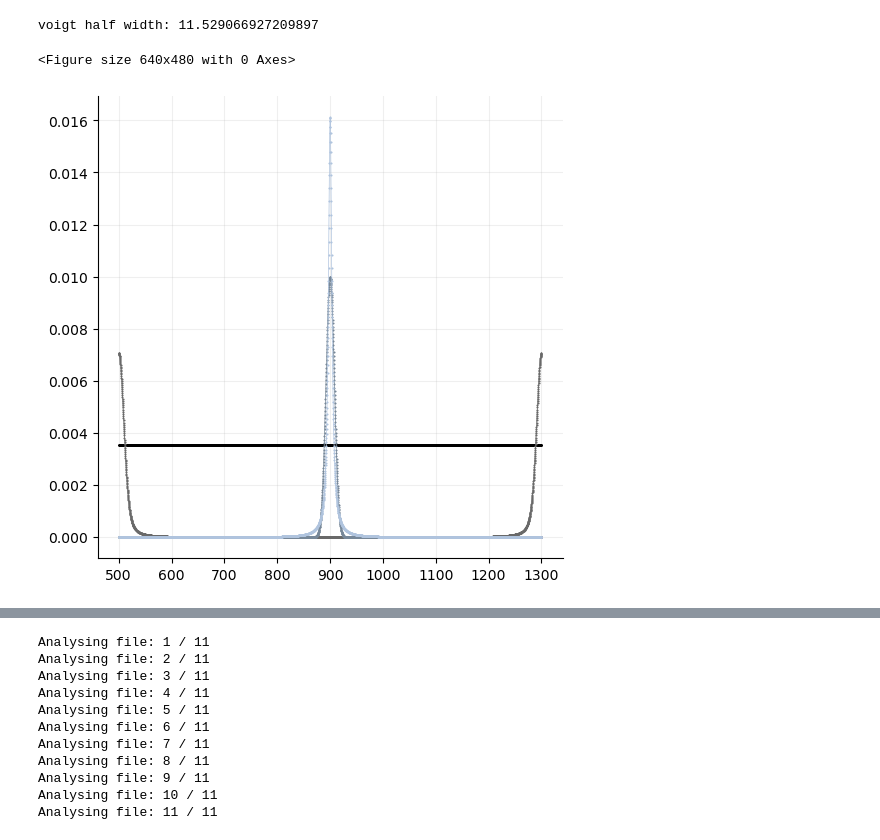
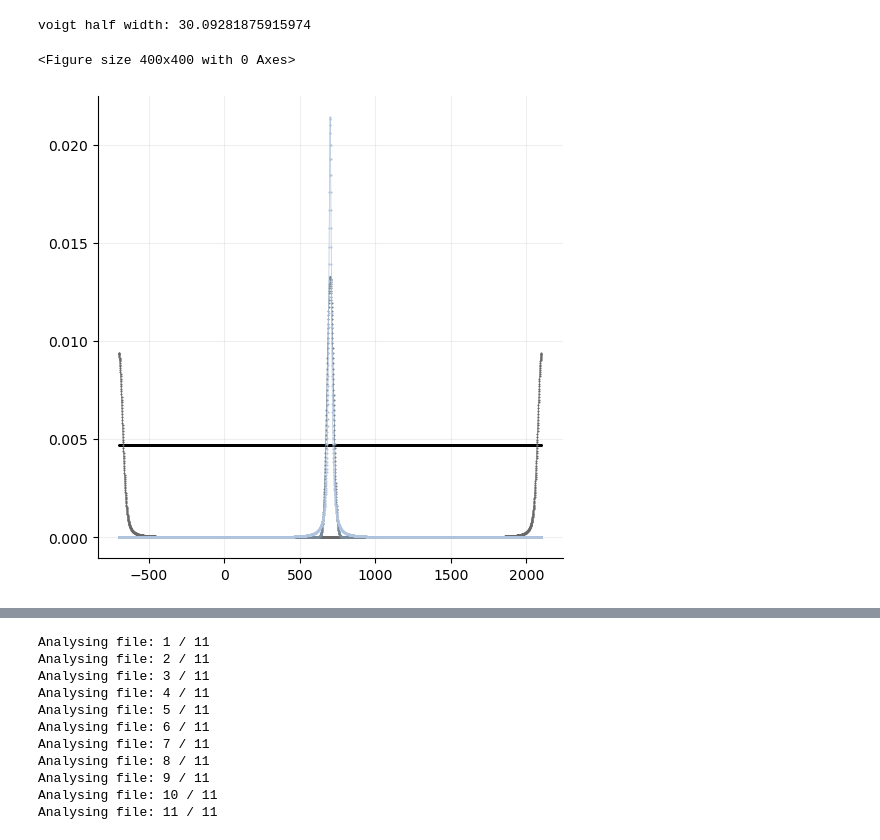
Before and after one commit to jmccw/optical-device-simulations_fyp, a Jupyter notebook: QWI/Read_CXX_results.ipynb, the cells around one changed output, grey strips where cells are left out. Drawn from its saved outputs; the diff is of its cells as text; code cells hidden in the pictures.

```diff
--- a/QWI/Read_CXX_results.ipynb
+++ b/QWI/Read_CXX_results.ipynb
@@ -169,9 +169,9 @@ func_x = np.zeros(num_discrete)
 Gauss_y = np.zeros(num_discrete)
 Lorentz_y = np.zeros(num_discrete)
 x_0 = num_discrete/2
-gamma = 40
+gamma = 30
 
-WL_range=[700,1100]
+WL_range=[0,1400]
 PLOT_LIMIT=WL_range
 delta_WL = (WL_range[1]-WL_range[0]) / (num_discrete-1)
 epsilon = delta_WL*0.5
@@ -181,36 +181,36 @@ for i in range(num_discrete):
     func_x[i] = i
     Gauss_y[i] = 1.0/np.sqrt(np.sqrt(2*np.pi)*sigma)*np.exp(-(func_x[i]-x_0)*(func_x[i]-x_0)/(2.0*sigma*sigma))
     Lorentz_y[i] = 1.0/np.pi * 0.5*gamma/((func_x[i]-x_0)**2 + (0.5*gamma)**2)
 
 Gauss_y = Gauss_y/abs(sum(Gauss_y))
 Lorentz_y = Lorentz_y/abs(sum(Lorentz_y))
 func_x_new = pad_func_linear(func_x)
 WL_xaxis = np.zeros(num_discrete)
 for i in range(num_discrete):
     WL_xaxis[i] = WL_range[0]+i*delta_WL
 WL_axis_new = pad_func_linear(WL_xaxis) # for plotting
 Lorentz_y_new = pad_func_zeros(Lorentz_y)
 Gauss_y_new = pad_func_zeros(Gauss_y)
 voigt_y = convolve(Lorentz_y_new, Gauss_y_new)
 N_V = abs(sum(voigt_y))
 #voigt_y = voigt_y
 
 
 target_value = max(voigt_y)/2
 closest_value = np.unravel_index(np.argmin(np.abs(voigt_y - target_value), axis=None), voigt_y.shape)
 print("voigt half width: " + str(abs(WL_axis_new[0]-WL_axis_new[closest_value])))
 
 
 PLOT_LIMIT=[]
 LEGEND=False
 label_x = ""
 label_y = ""
 plot_title = ""
 plot_graphs(WL_axis_new, [make_array(target_value, int(len(voigt_y))), voigt_y, Gauss_y_new, Lorentz_y_new])
 # %% [output]
-voigt half width: 11.529066927209897
+voigt half width: 30.09281875915974
-<Figure size 640x480 with 0 Axes>
+<Figure size 400x400 with 0 Axes>
-[figure, old version]
+[figure, new version]
 # %%
 data = []
 legend = []
```
Also changed, not shown: parts of 17 cells of this notebook, 37 other files.
